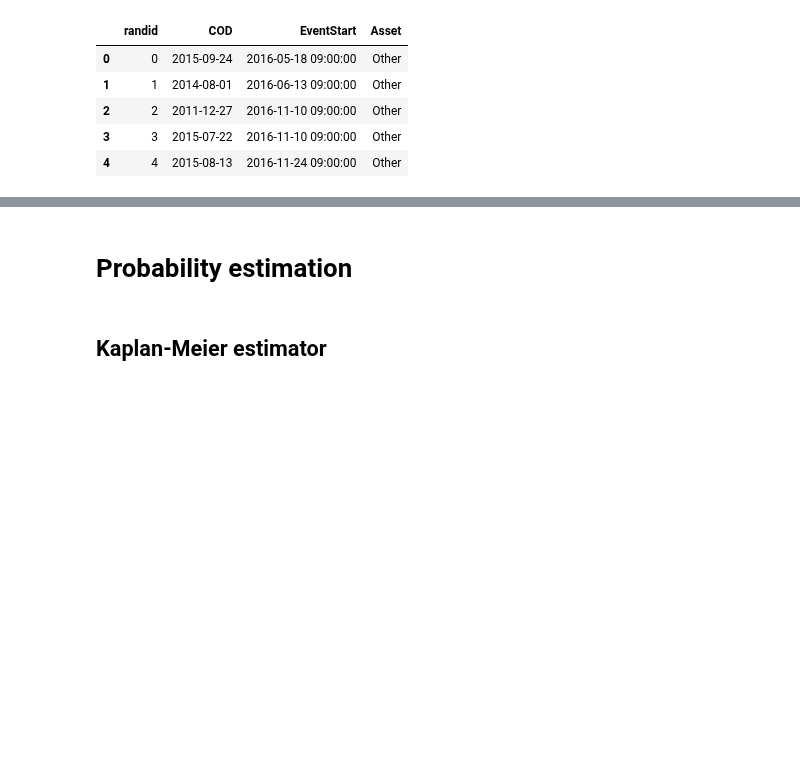
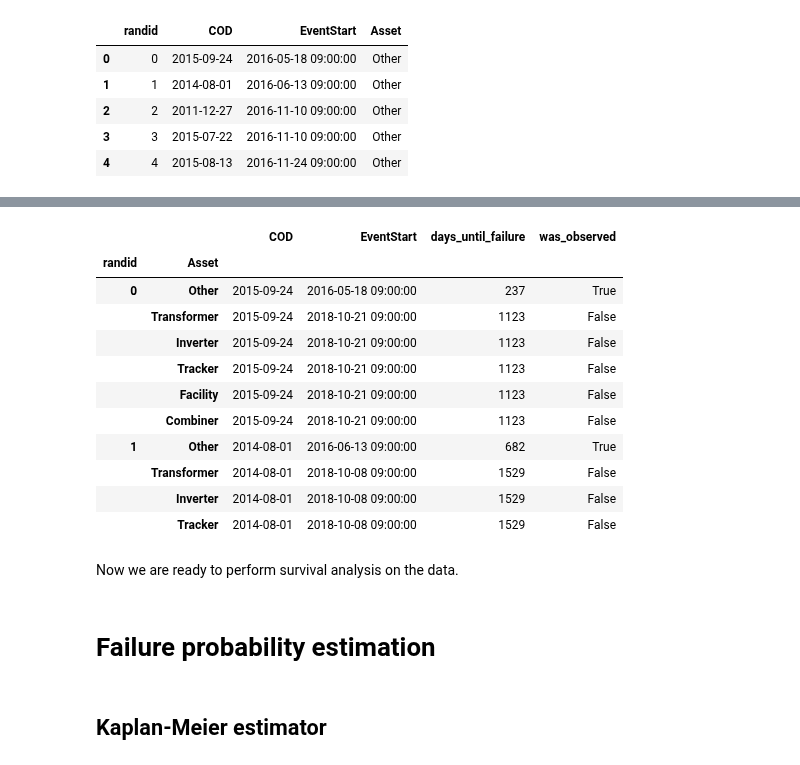
Before and after one commit to sandialabs/pvOps, a Jupyter notebook: tutorials/tutorial_timeseries_survival_analysis.ipynb, the cells around one changed output, grey strips where cells are left out. Cells and saved outputs as stored; diff of their text form; code cells hidden in the pictures; blank space fills up the shorter version.

Commit message:
finishing survival analysis tutorial

```diff
--- a/tutorials/tutorial_timeseries_survival_analysis.ipynb
+++ b/tutorials/tutorial_timeseries_survival_analysis.ipynb
@@ -47,20 +61,0 @@ However, we can still glean information from the other assets at each site. We c
-# %%
-# construct new DataFrame
-all_assets_df = pd.DataFrame(columns=first_fails_df.columns)
-
-# repeat each row of first_fails_df for each unique asset
-for asset in assets:
-    df_to_append = first_fails_df.copy()
-    df_to_append.Asset = asset
-    all_assets_df = pd.concat((all_assets_df, df_to_append))
-
-##### indicate whether the event was observed or censored #####
-all_assets_df['was_observed'] = False
-# loop through all sites
-for randid in first_fails_df.index:
-    # pull out the asset that failed first for this site
-    observed_asset = first_fails_df.loc[randid, 'Asset']
-    # create a mask identifying the rows matching the site of interest and asset that failed
-    rows_to_index = np.bitwise_and(all_assets_df.index == randid, all_assets_df.Asset == observed_asset)
-    # indicate this row was observed
-    all_assets_df.loc[rows_to_index, 'was_observed'] = True
@@ -67,4 +96,36 @@ for randid in first_fails_df.index:
+# %%
+# initialize dataframe with a row for every unique site-asset pair
+all_sites_assets_df = pd.DataFrame(index=pd.MultiIndex.from_product([randids, assets], names=['randid', 'Asset']),
+                                   columns=first_fails_df.columns,
+                                   dtype=first_fails_df.dtypes.values)
+
+# prefill dataframe with the last possible times (the censored times)
+for randid in randids:
+    all_sites_assets_df.loc[(randid, slice(None)), :] = last_fails_df.loc[randid].values
+
+# for every row that did have a recorded event, replace the censored time with the observed one
+all_sites_assets_df.loc[first_fails_df.index] = first_fails_df
+
+# set the column dtypes appropriately
+all_sites_assets_df = all_sites_assets_df.astype(first_fails_df.dtypes)
+
+all_sites_assets_df.head(10)
+# %% [output]
+|  |  | COD | EventStart | days_until_failure | was_observed |
+| randid | Asset |  |  |  |  |
+| 0 | Other | 2015-09-24 | 2016-05-18 09:00:00 | 237 | True |
+|  | Transformer | 2015-09-24 | 2018-10-21 09:00:00 | 1123 | False |
+|  | Inverter | 2015-09-24 | 2018-10-21 09:00:00 | 1123 | False |
+|  | Tracker | 2015-09-24 | 2018-10-21 09:00:00 | 1123 | False |
+|  | Facility | 2015-09-24 | 2018-10-21 09:00:00 | 1123 | False |
+|  | Combiner | 2015-09-24 | 2018-10-21 09:00:00 | 1123 | False |
+| 1 | Other | 2014-08-01 | 2016-06-13 09:00:00 | 682 | True |
+|  | Transformer | 2014-08-01 | 2018-10-08 09:00:00 | 1529 | False |
+|  | Inverter | 2014-08-01 | 2018-10-08 09:00:00 | 1529 | False |
+|  | Tracker | 2014-08-01 | 2018-10-08 09:00:00 | 1529 | False |
+# %% [markdown]
+Now we are ready to perform survival analysis on the data.
 # %% [markdown]
-# Probability estimation
+# Failure probability estimation
 # %% [markdown]
 ## Kaplan-Meier estimator
```
Also changed, not shown: parts of 28 cells of this notebook.
